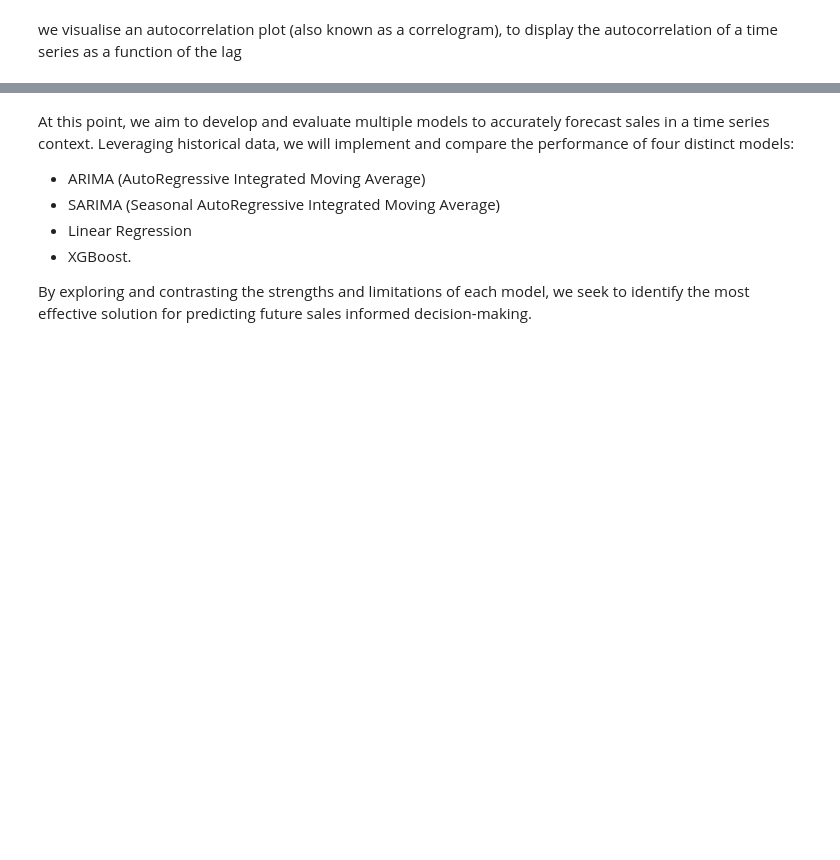
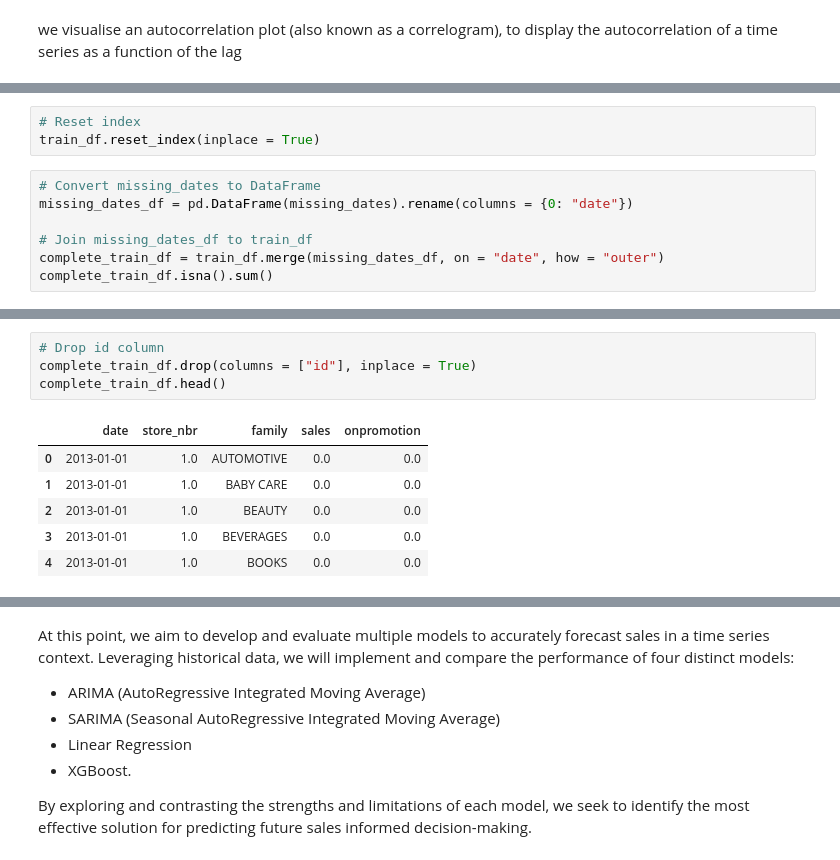
Before and after one commit to edadso/TS-Forecasting, a Jupyter notebook: notebooks/project_code.ipynb, the cells around one changed output, grey strips where cells are left out. Cells and saved outputs as stored; diff of their text form; blank space fills up the shorter version.

```diff
--- a/notebooks/project_code.ipynb
+++ b/notebooks/project_code.ipynb
@@ -1469,0 +1530,10 @@ plt.show()
+# %%
+# Reset index
+train_df.reset_index(inplace = True)
+# %%
+# Convert missing_dates to DataFrame
+missing_dates_df = pd.DataFrame(missing_dates).rename(columns = {0: "date"})
+
+# Join missing_dates_df to train_df
+complete_train_df = train_df.merge(missing_dates_df, on = "date", how = "outer")
+complete_train_df.isna().sum()
@@ -1469,0 +1561,11 @@ plt.show()
+# %%
+# Drop id column
+complete_train_df.drop(columns = ["id"], inplace = True)
+complete_train_df.head()
+# %% [output]
+|  | date | store_nbr | family | sales | onpromotion |
+| 0 | 2013-01-01 | 1.0 | AUTOMOTIVE | 0.0 | 0.0 |
+| 1 | 2013-01-01 | 1.0 | BABY CARE | 0.0 | 0.0 |
+| 2 | 2013-01-01 | 1.0 | BEAUTY | 0.0 | 0.0 |
+| 3 | 2013-01-01 | 1.0 | BEVERAGES | 0.0 | 0.0 |
+| 4 | 2013-01-01 | 1.0 | BOOKS | 0.0 | 0.0 |
```
Also changed, not shown: parts of 64 cells of this notebook, 1 other file.
